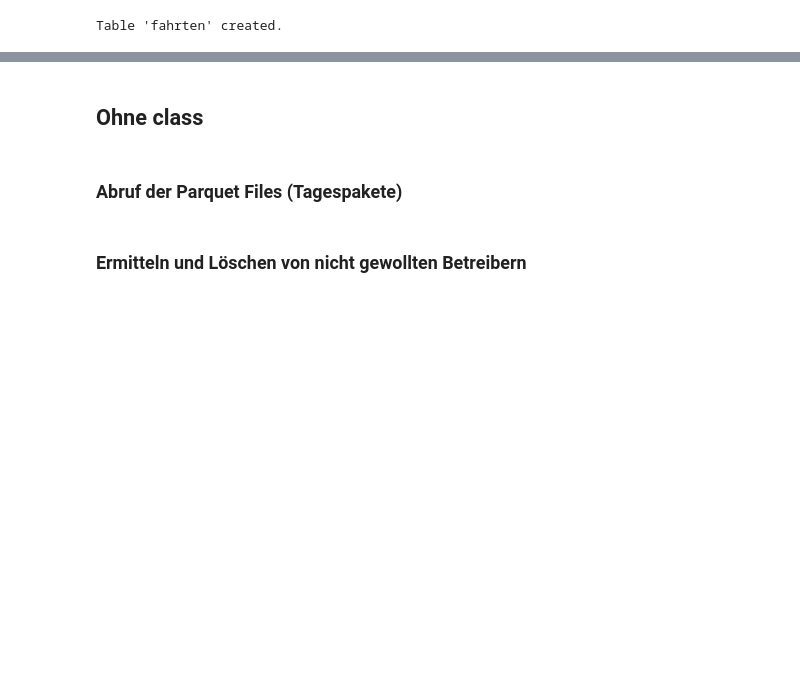
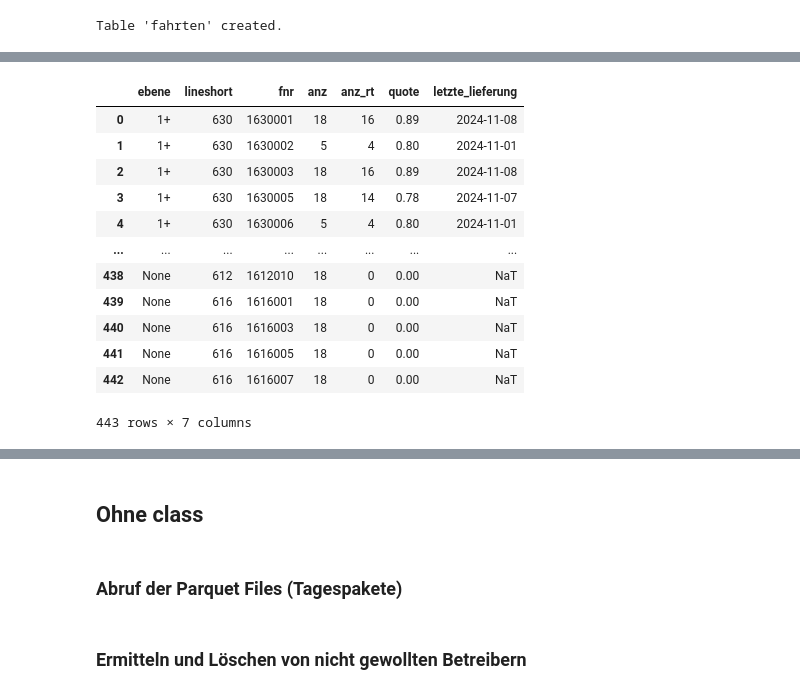
Before and after one commit to zvbn-code/rt2, a Jupyter notebook: rt_auswertung_parquet.ipynb, the cells around one changed output, grey strips where cells are left out. Saved outputs shown, nothing was run; the diff lists cells and outputs as text; code cells hidden in the pictures; blank space fills up the shorter version.

```diff
--- a/rt_auswertung_parquet.ipynb
+++ b/rt_auswertung_parquet.ipynb
@@ -155,0 +231,27 @@ q.filter("lineshort = 'S35'") #mit filter einfache Abfragen
+# %%
+df_fahrten_mit_nicht_vollstaendiger_echtzeit = rt.cursor.sql("""
+              select * from
+                (select ebene, lineshort , fnr, count(*) as anz, count(*) filter (hasRealtime) as anz_rt, round(anz_rt/anz,2) as quote,
+                max(datum::date) filter (hasRealtime) as letzte_lieferung
+                from vw_buendel
+                where datum >= (current_date - interval 30 day)
+                group by all
+                order by ebene, lineshort, fnr)
+              where quote < 1
+              """).df()
+
+df_fahrten_mit_nicht_vollstaendiger_echtzeit
+# %% [output]
+|  | ebene | lineshort | fnr | anz | anz_rt | quote | letzte_lieferung |
+| 0 | 1+ | 630 | 1630001 | 18 | 16 | 0.89 | 2024-11-08 |
+| 1 | 1+ | 630 | 1630002 | 5 | 4 | 0.80 | 2024-11-01 |
+| 2 | 1+ | 630 | 1630003 | 18 | 16 | 0.89 | 2024-11-08 |
+| 3 | 1+ | 630 | 1630005 | 18 | 14 | 0.78 | 2024-11-07 |
+| 4 | 1+ | 630 | 1630006 | 5 | 4 | 0.80 | 2024-11-01 |
+| ... | ... | ... | ... | ... | ... | ... | ... |
+| 438 | None | 612 | 1612010 | 18 | 0 | 0.00 | NaT |
+| 439 | None | 616 | 1616001 | 18 | 0 | 0.00 | NaT |
+| 440 | None | 616 | 1616003 | 18 | 0 | 0.00 | NaT |
+| 441 | None | 616 | 1616005 | 18 | 0 | 0.00 | NaT |
+| 442 | None | 616 | 1616007 | 18 | 0 | 0.00 | NaT |
+443 rows × 7 columns
```
Also changed, not shown: parts of 19 cells of this notebook, 1 other file.
